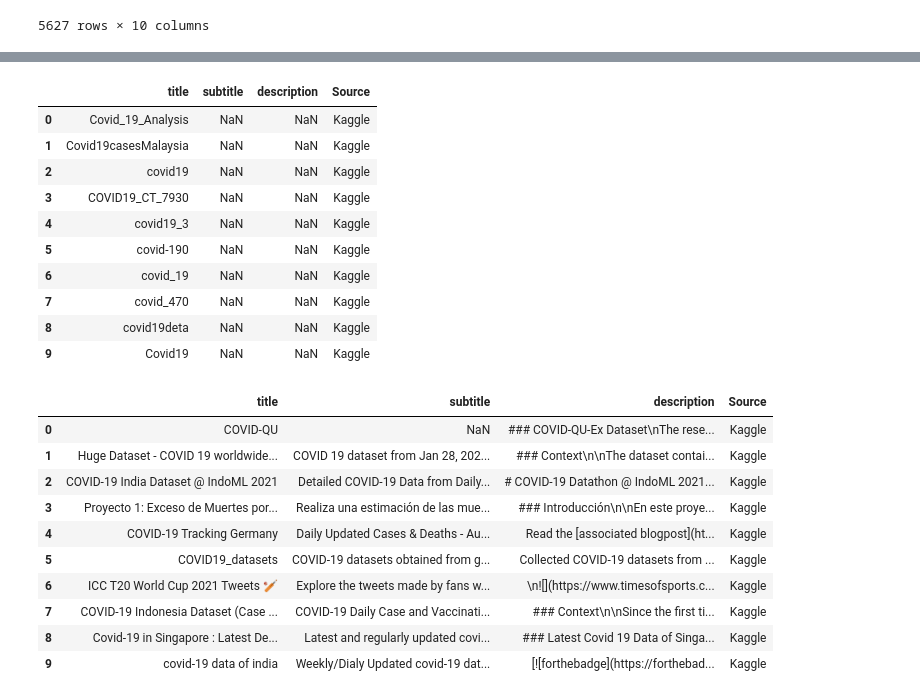
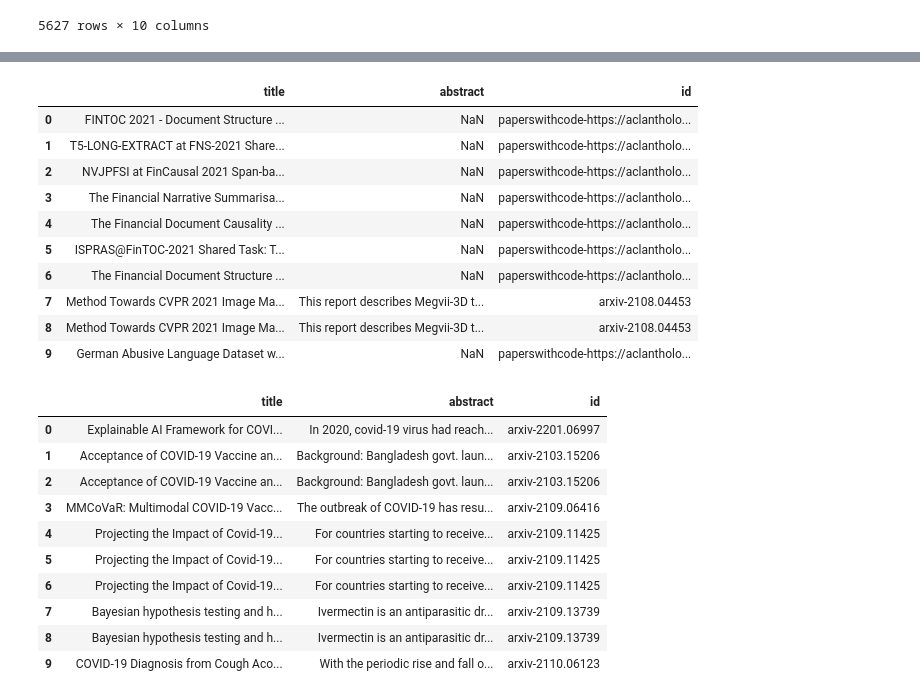
Before and after one commit to GaganSD/ttds-cw3-research-team, a Jupyter notebook: ir_eval/check_ir_result.ipynb, the cells around one changed output, grey strips where cells are left out. Saved outputs shown, nothing was run; the diff lists cells and outputs as text; code cells hidden in the pictures.

```diff
--- a/ir_eval/check_ir_result.ipynb
+++ b/ir_eval/check_ir_result.ipynb
@@ -42,30 +53,30 @@ paperwithcode_df
 # %%
-bm25_res_covid_2021 = pd.read_csv('bm_25_result_df_covid_2021.csv')
-tfidf_res_covid_2021 = pd.read_csv('tfidf_result_df_covid_2021.csv')
+bm25_res_covid_2021 = pd.read_csv('result/paper_bm_25_result_df_covid_2021.csv')
+tfidf_res_covid_2021 = pd.read_csv('result/paper_tfidf_result_df_covid_2021.csv')
 bm25_res_covid_2021
 # %% [output]
-|  | title | subtitle | description | Source |
-| 0 | Covid_19_Analysis | NaN | NaN | Kaggle |
-| 1 | Covid19casesMalaysia | NaN | NaN | Kaggle |
-| 2 | covid19 | NaN | NaN | Kaggle |
-| 3 | COVID19_CT_7930 | NaN | NaN | Kaggle |
-| 4 | covid19_3 | NaN | NaN | Kaggle |
-| 5 | covid-190 | NaN | NaN | Kaggle |
-| 6 | covid_19 | NaN | NaN | Kaggle |
-| 7 | covid_470 | NaN | NaN | Kaggle |
-| 8 | covid19deta | NaN | NaN | Kaggle |
-| 9 | Covid19 | NaN | NaN | Kaggle |
+|  | title | abstract | id |
+| 0 | FINTOC 2021 - Document Structure ... | NaN | paperswithcode-https://aclantholo... |
+| 1 | T5-LONG-EXTRACT at FNS-2021 Share... | NaN | paperswithcode-https://aclantholo... |
+| 2 | NVJPFSI at FinCausal 2021 Span-ba... | NaN | paperswithcode-https://aclantholo... |
+| 3 | The Financial Narrative Summarisa... | NaN | paperswithcode-https://aclantholo... |
+| 4 | The Financial Document Causality ... | NaN | paperswithcode-https://aclantholo... |
+| 5 | ISPRAS@FinTOC-2021 Shared Task: T... | NaN | paperswithcode-https://aclantholo... |
+| 6 | The Financial Document Structure ... | NaN | paperswithcode-https://aclantholo... |
+| 7 | Method Towards CVPR 2021 Image Ma... | This report describes Megvii-3D t... | arxiv-2108.04453 |
+| 8 | Method Towards CVPR 2021 Image Ma... | This report describes Megvii-3D t... | arxiv-2108.04453 |
+| 9 | German Abusive Language Dataset w... | NaN | paperswithcode-https://aclantholo... |
 # %%
 tfidf_res_covid_2021
 # %% [output]
-|  | title | subtitle | description | Source |
-| 0 | COVID-QU | NaN | ### COVID-QU-Ex Dataset\nThe rese... | Kaggle |
-| 1 | Huge Dataset - COVID 19 worldwide... | COVID 19 dataset from Jan 28, 202... | ### Context\n\nThe dataset contai... | Kaggle |
-| 2 | COVID-19 India Dataset @ IndoML 2021 | Detailed COVID-19 Data from Daily... | # COVID-19 Datathon @ IndoML 2021... | Kaggle |
-| 3 | Proyecto 1: Exceso de Muertes por... | Realiza una estimación de las mue... | ### Introducción\n\nEn este proye... | Kaggle |
-| 4 | COVID-19 Tracking Germany | Daily Updated Cases & Deaths - Au... | Read the [associated blogpost](ht... | Kaggle |
-| 5 | COVID19_datasets | COVID-19 datasets obtained from g... | Collected COVID-19 datasets from ... | Kaggle |
-| 6 | ICC T20 World Cup 2021 Tweets 🏏 | Explore the tweets made by fans w... | \n![](https://www.timesofsports.c... | Kaggle |
-| 7 | COVID-19 Indonesia Dataset (Case ... | COVID-19 Daily Case and Vaccinati... | ### Context\n\nSince the first ti... | Kaggle |
-| 8 | Covid-19 in Singapore : Latest De... | Latest and regularly updated covi... | ### Latest Covid 19 Data of Singa... | Kaggle |
-| 9 | covid-19 data of india | Weekly/Dialy Updated covid-19 dat... | [![forthebadge](https://forthebad... | Kaggle |
+|  | title | abstract | id |
+| 0 | Explainable AI Framework for COVI... | In 2020, covid-19 virus had reach... | arxiv-2201.06997 |
+| 1 | Acceptance of COVID-19 Vaccine an... | Background: Bangladesh govt. laun... | arxiv-2103.15206 |
+| 2 | Acceptance of COVID-19 Vaccine an... | Background: Bangladesh govt. laun... | arxiv-2103.15206 |
+| 3 | MMCoVaR: Multimodal COVID-19 Vacc... | The outbreak of COVID-19 has resu... | arxiv-2109.06416 |
+| 4 | Projecting the Impact of Covid-19... | For countries starting to receive... | arxiv-2109.11425 |
+| 5 | Projecting the Impact of Covid-19... | For countries starting to receive... | arxiv-2109.11425 |
+| 6 | Projecting the Impact of Covid-19... | For countries starting to receive... | arxiv-2109.11425 |
+| 7 | Bayesian hypothesis testing and h... | Ivermectin is an antiparasitic dr... | arxiv-2109.13739 |
+| 8 | Bayesian hypothesis testing and h... | Ivermectin is an antiparasitic dr... | arxiv-2109.13739 |
+| 9 | COVID-19 Diagnosis from Cough Aco... | With the periodic rise and fall o... | arxiv-2110.06123 |
```
Also changed, not shown: parts of 5 cells of this notebook, 5 other files.
